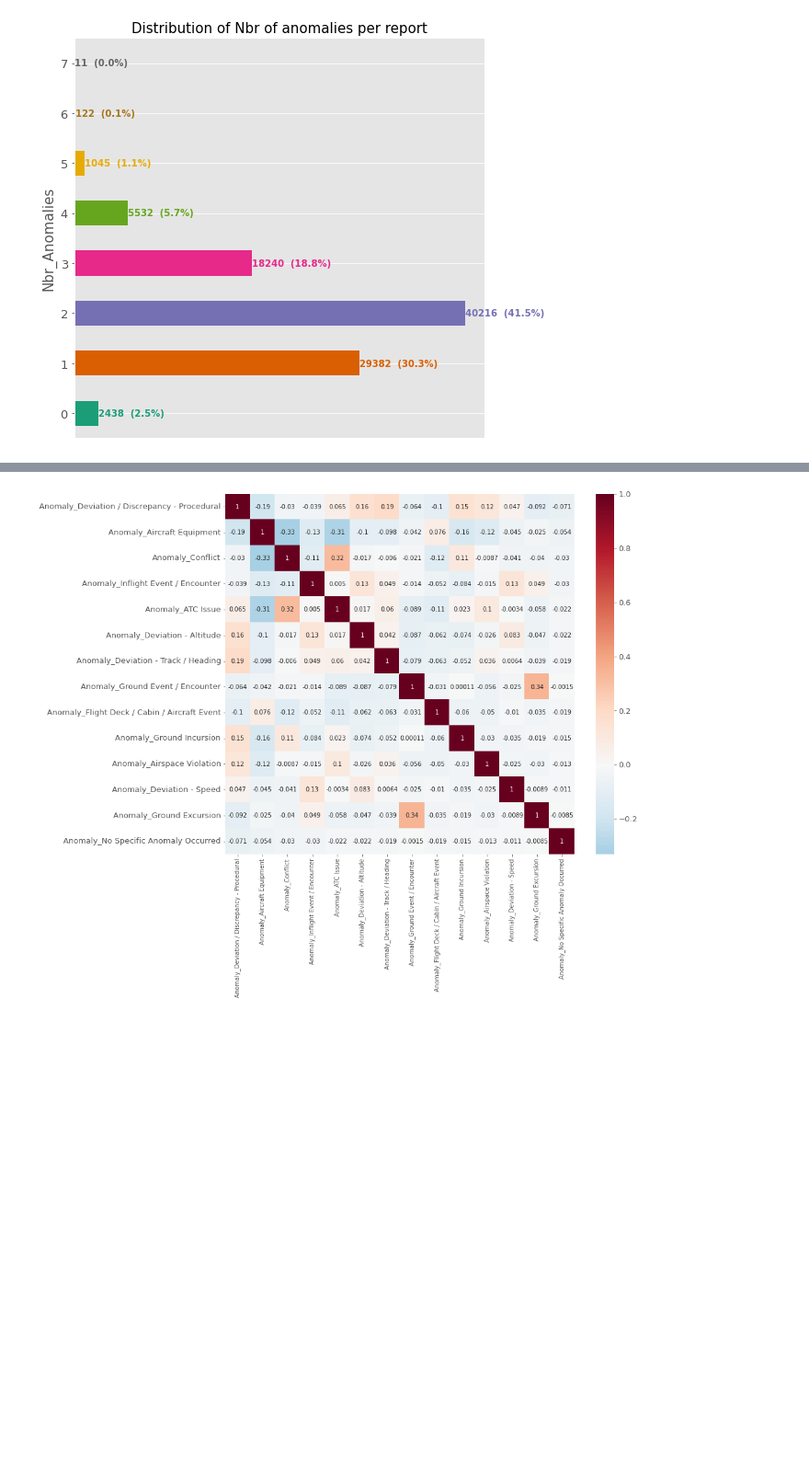
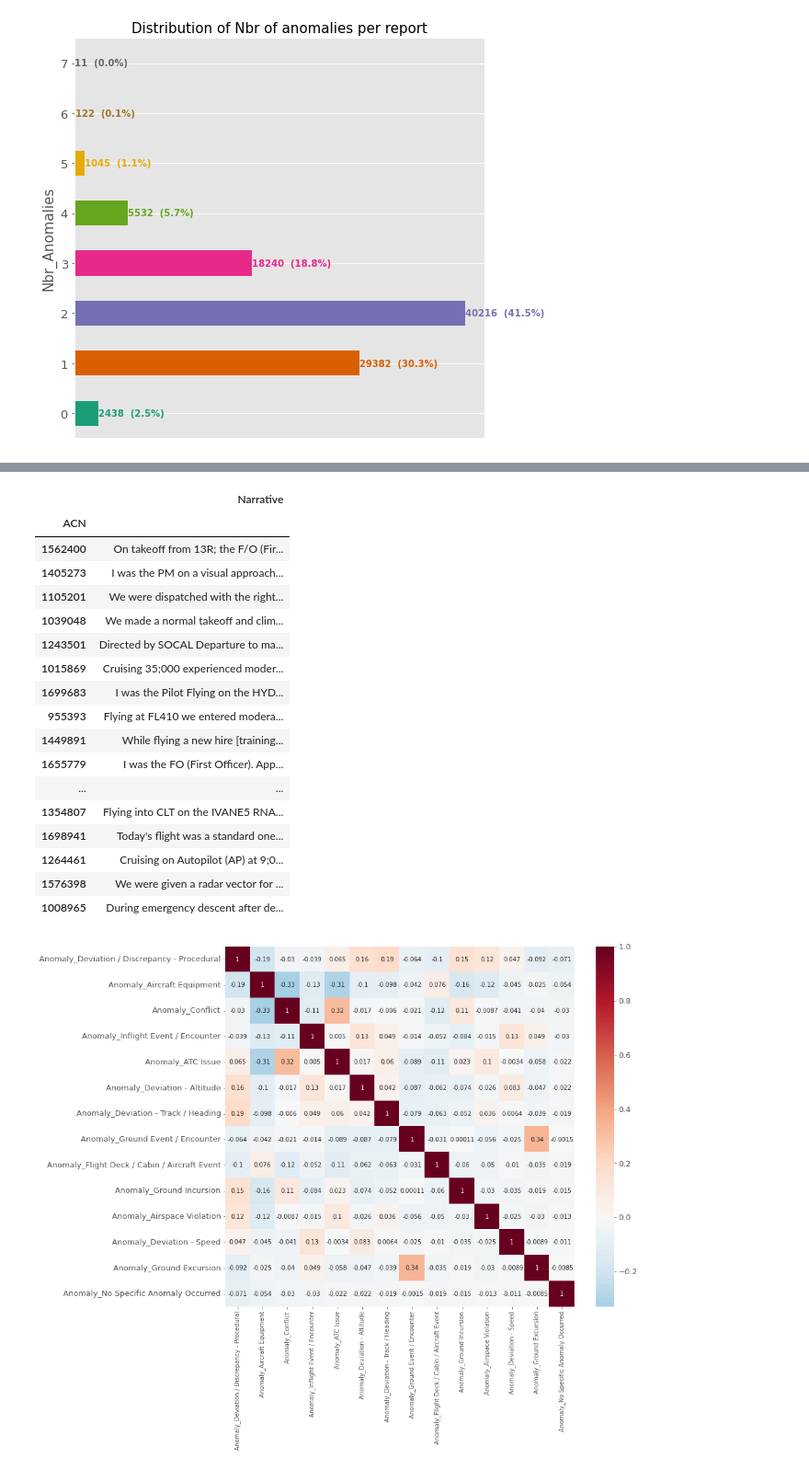
Before and after one commit to DataScientest-Studio/Aerobot, a Jupyter notebook: notebooks/main/04_1_1_2 Anomaly feature Exploration on TRAIN set.ipynb, the cells around one changed output, grey strips where cells are left out. Shown at 92% size. Drawn from its saved outputs; the diff is of its cells as text; code cells hidden in the pictures; blank space fills up the shorter version.

```diff
--- a/notebooks/main/04_1_1_2 Anomaly feature Exploration on TRAIN set.ipynb
+++ b/notebooks/main/04_1_1_2 Anomaly feature Exploration on TRAIN set.ipynb
@@ -310,6 +310,34 @@ df[df['Nbr_Anomalies']==0].head()
 | 1757152 | Subject of chronic and acute fati... | Other Fatigue | [subject, chronic, acut, fatigu, ... | [subject, chronic, acut, fatigu, ... | subject chronic acut fatigu chron... | ... |
 | 1190897 | In an effort to improve aviation ... | Other Unwanted situation | [effort, improv, aviat, safeti, r... | [effort, improv, aviat, safeti, r... | effort improv aviat safeti reques... | ... |
 | 926068 | Flight management needs to be awa... | Other Unwanted Situation | [flight, manag, need, awar, situa... | [flight, manag, need, awar, situa... | flight manag need awar situat go ... | ... |
+# %%
+
+### Display full columnwidth
+# Set pandas settings to display full text columns
+pd.options.display.max_colwidth = None
+
+display(df[df['Anomaly_Deviation - Speed']==1][['Narrative']].head(50))
+# Restore pandas settings to display standard colwidth
+pd.reset_option('display.max_colwidth')
+# %% [output]
+|  | Narrative |
+| ACN |  |
+| 1562400 | On takeoff from 13R; the F/O (Fir... |
+| 1405273 | I was the PM on a visual approach... |
+| 1105201 | We were dispatched with the right... |
+| 1039048 | We made a normal takeoff and clim... |
+| 1243501 | Directed by SOCAL Departure to ma... |
+| 1015869 | Cruising 35;000 experienced moder... |
+| 1699683 | I was the Pilot Flying on the HYD... |
+| 955393 | Flying at FL410 we entered modera... |
+| 1449891 | While flying a new hire [training... |
+| 1655779 | I was the FO (First Officer). App... |
+| ... | ... |
+| 1354807 | Flying into CLT on the IVANE5 RNA... |
+| 1698941 | Today's flight was a standard one... |
+| 1264461 | Cruising on Autopilot (AP) at 9;0... |
+| 1576398 | We were given a radar vector for ... |
+| 1008965 | During emergency descent after de... |
 # %%
 # Correlation heatmap
 plt.figure(figsize=(13, 11))
```
Also changed, not shown: parts of 1 cell of this notebook, 3 other files.
